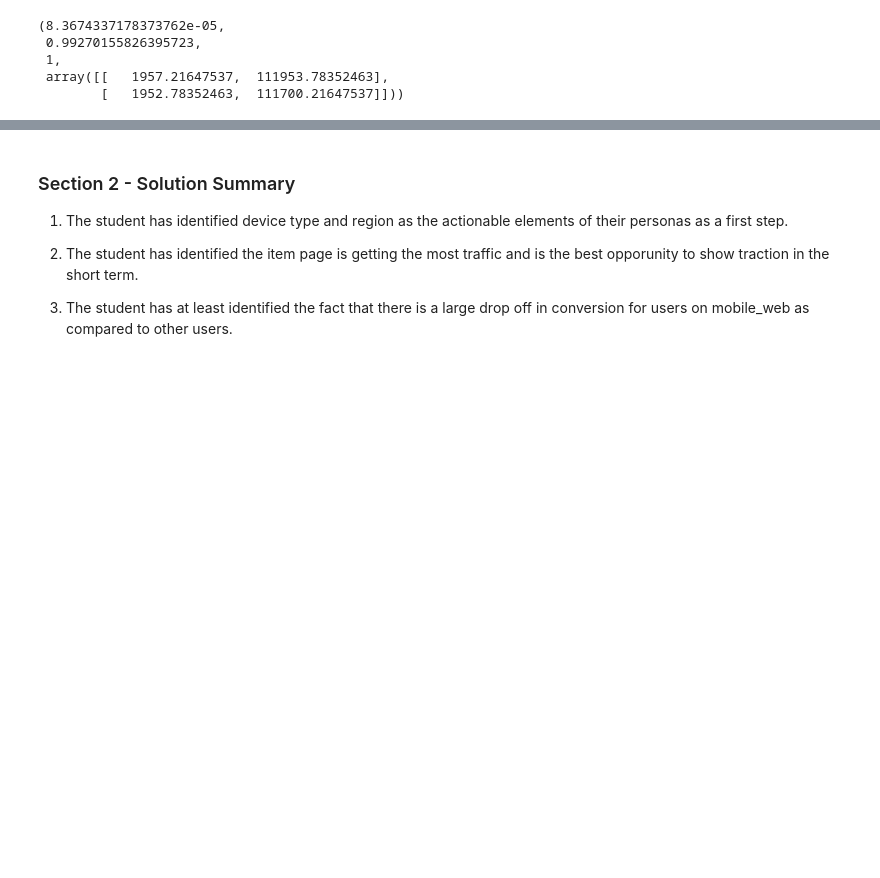
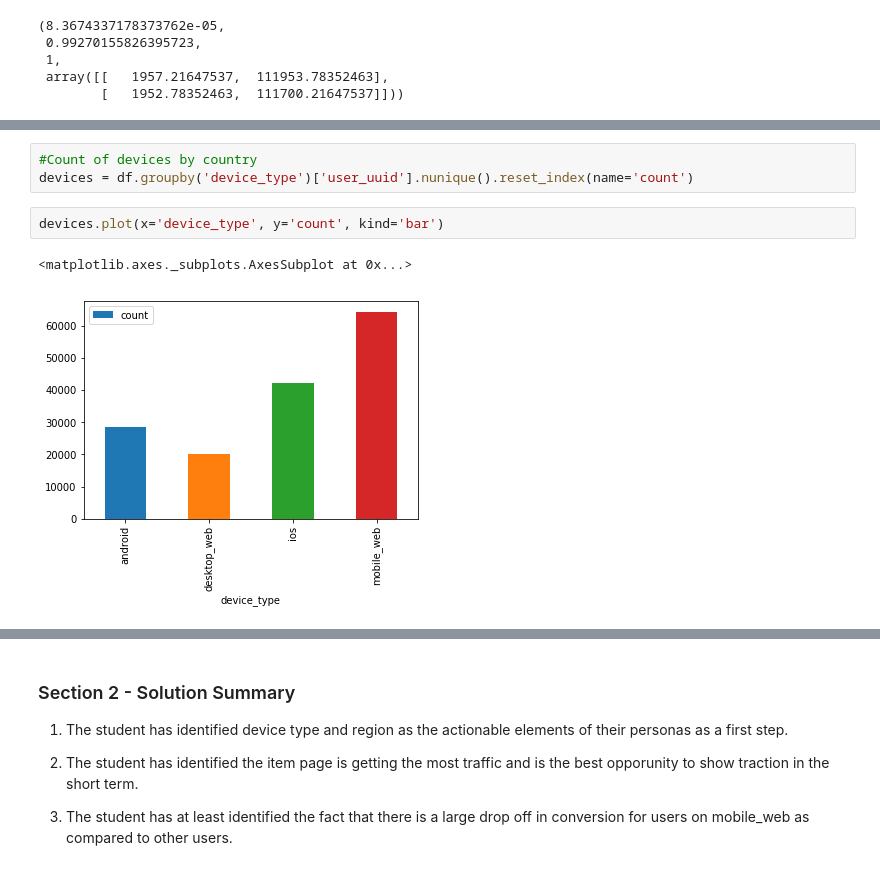
Before and after one commit to d43pan/nanodegree-data-products-course-3, a Jupyter notebook: dpmnd_c3_solutions.ipynb, the cells around one changed output, grey strips where cells are left out. Saved outputs shown, nothing was run; the diff lists cells and outputs as text; blank space fills up the shorter version.

```diff
--- a/dpmnd_c3_solutions.ipynb
+++ b/dpmnd_c3_solutions.ipynb
@@ -487,0 +172,8 @@ stats.chi2_contingency(device_outcomes)
+# %%
+#Count of devices by country
+devices = df.groupby('device_type')['user_uuid'].nunique().reset_index(name='count')
+# %%
+devices.plot(x='device_type', y='count', kind='bar')
+# %% [output]
+<matplotlib.axes._subplots.AxesSubplot at 0x...>
+[figure, added]
```
Also changed, not shown: parts of 44 cells of this notebook, 2 other files.
